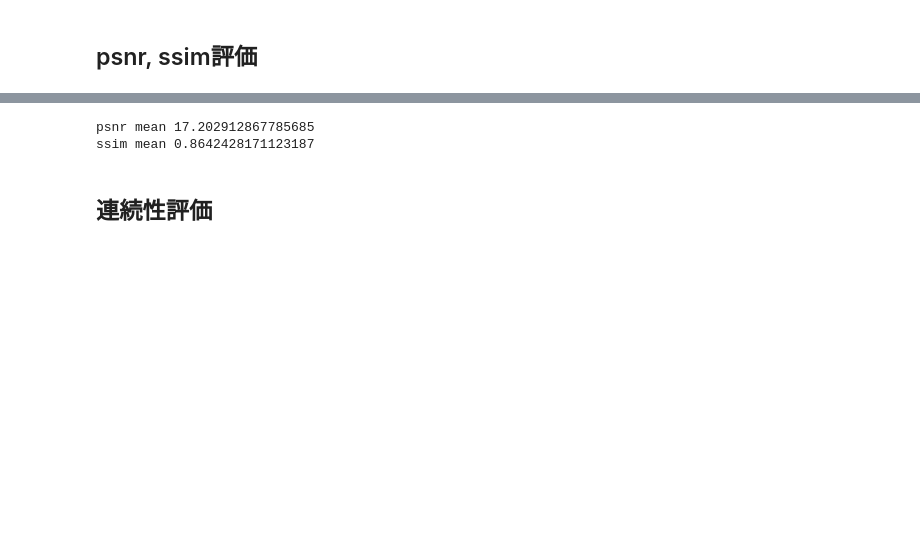
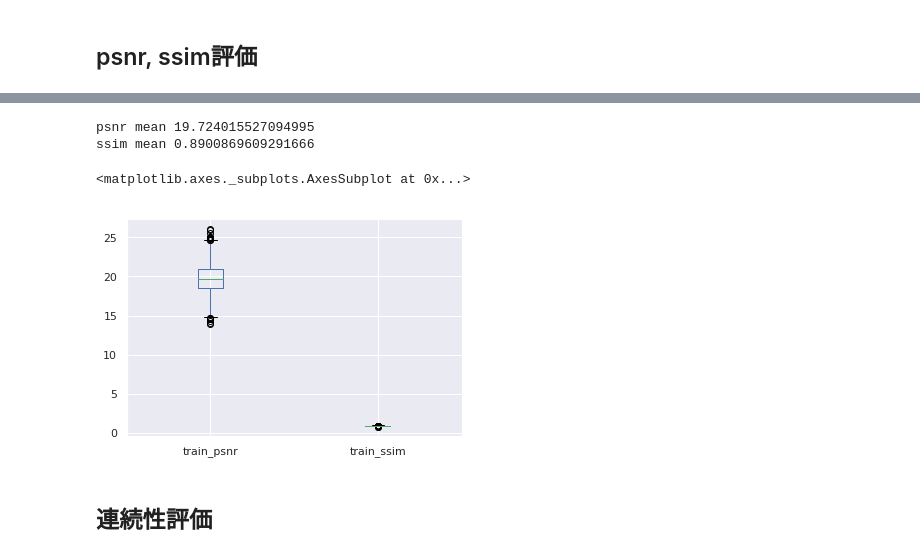
Before and after one commit to shimo8810/Spatio-Temporal-SR, a Jupyter notebook: Notebooks/mmnist_seqVG_rec.ipynb, the cells around one changed output, grey strips where cells are left out. Cells and saved outputs as stored; diff of their text form; code cells hidden in the pictures; blank space fills up the shorter version.

```diff
--- a/Notebooks/mmnist_seqVG_rec.ipynb
+++ b/Notebooks/mmnist_seqVG_rec.ipynb
@@ -100,21 +111,26 @@ KeyboardInterrupt:
 # %%
 # train
 
 psnrs = []
 ssims = []
 
 for x_true in tqdm(train_data[:,0]):
     x_true = x_true[np.newaxis, :]
-    x_rec = decoder(encoder(x_true)[0]).array
+    x_rec = F.sigmoid(decoder(encoder(x_true)[0])).array
     x_true = np.clip(x_true*255, 0, 255).astype(np.uint8).reshape(64,64)
     x_rec = np.clip(x_rec*255, 0, 255).astype(np.uint8).reshape(64,64)
     psnrs.append(compare_psnr(x_true, x_rec))
     ssims.append(compare_ssim(x_true, x_rec))
 
 print("psnr mean", np.mean(psnrs))
 print("ssim mean", np.mean(ssims))
+
+train_score = pd.DataFrame(np.array([psnrs, ssims]).T, columns=['train_psnr', 'train_ssim'])
+train_score.boxplot()
 # %% [output]
-psnr mean 17.202912867785685
-ssim mean 0.8642428171123187
+psnr mean 19.724015527094995
+ssim mean 0.8900869609291666
+<matplotlib.axes._subplots.AxesSubplot at 0x...>
+[figure, added]
 # %% [markdown]
 ## 連続性評価
```
Also changed, not shown: parts of 10 cells of this notebook, 5 other files.
